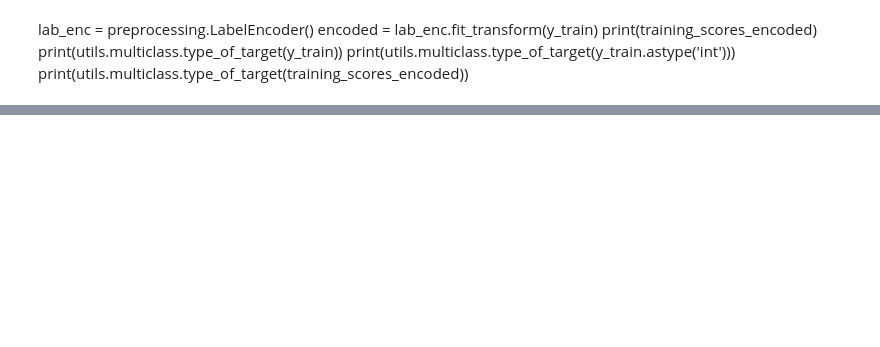
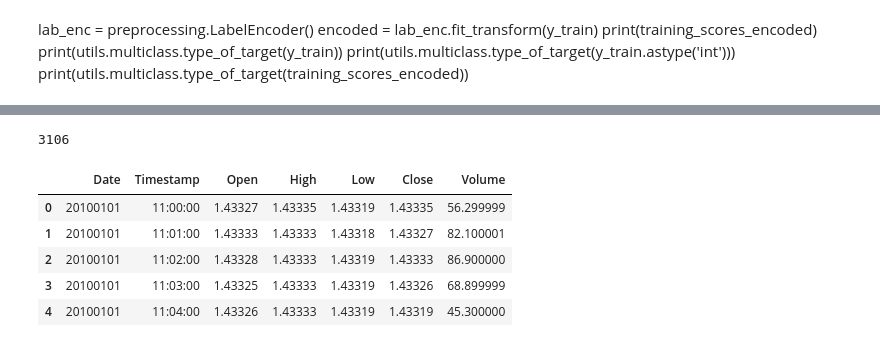
Before and after one commit to DSSaV/models-decision-system, a Jupyter notebook: MockPipeline/mock_model_pipeline_2.ipynb, the cells around one changed output, grey strips where cells are left out. Drawn from its saved outputs; the diff is of its cells as text; code cells hidden in the pictures; blank space fills up the shorter version.

```diff
--- a/MockPipeline/mock_model_pipeline_2.ipynb
+++ b/MockPipeline/mock_model_pipeline_2.ipynb
@@ -403,0 +453,13 @@ linear_support_vector_classifier(test_data, settings['ensemble']['models'][4]['s
+# %%
+len(data_mock)
+# %% [output]
+3106
+# %%
+data_eurusd.head()
+# %% [output]
+|  | Date | Timestamp | Open | High | Low | Close | Volume |
+| 0 | 20100101 | 11:00:00 | 1.43327 | 1.43335 | 1.43319 | 1.43335 | 56.299999 |
+| 1 | 20100101 | 11:01:00 | 1.43333 | 1.43333 | 1.43318 | 1.43327 | 82.100001 |
+| 2 | 20100101 | 11:02:00 | 1.43328 | 1.43333 | 1.43319 | 1.43333 | 86.900000 |
+| 3 | 20100101 | 11:03:00 | 1.43325 | 1.43333 | 1.43319 | 1.43326 | 68.899999 |
+| 4 | 20100101 | 11:04:00 | 1.43326 | 1.43333 | 1.43319 | 1.43319 | 45.300000 |
```
Also changed, not shown: parts of 43 cells of this notebook.
